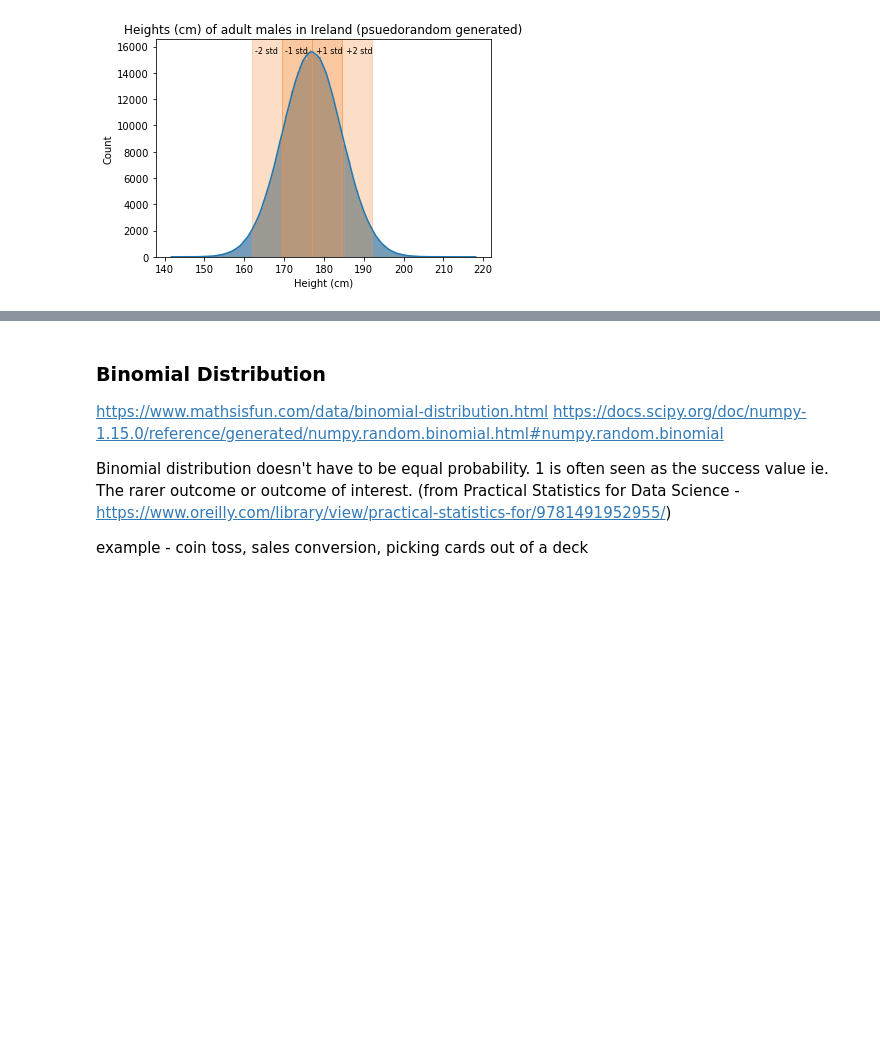
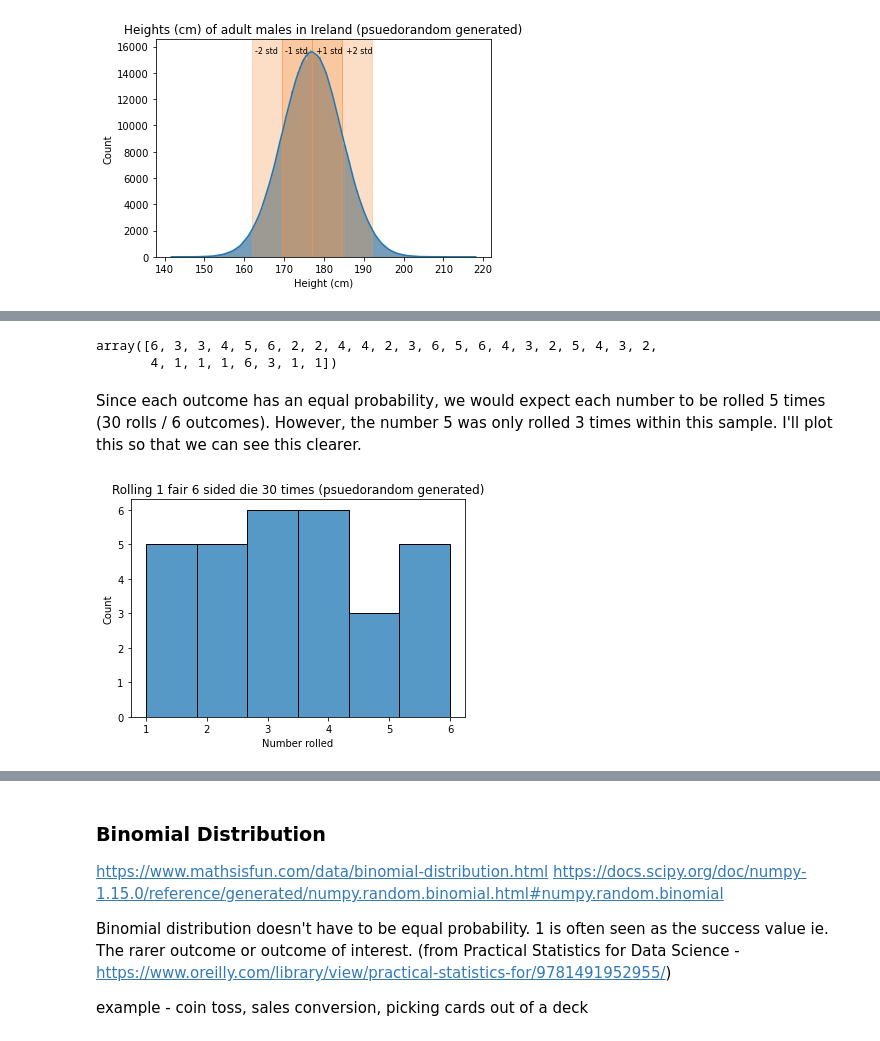
Before and after one commit to OtherBrian/pda-np.random, a Jupyter notebook: Numpy.Random.ipynb, the cells around one changed output, grey strips where cells are left out. Drawn from its saved outputs; the diff is of its cells as text; code cells hidden in the pictures; blank space fills up the shorter version.

```diff
--- a/Numpy.Random.ipynb
+++ b/Numpy.Random.ipynb
@@ -673,0 +771,17 @@ Every possibility has the same probability. e.g. rolling a dice.
+# %%
+rng = np.random.default_rng(33)
+
+roll_30 = rng.integers(1, 7, 30)
+
+roll_30
+# %% [output]
+array([6, 3, 3, 4, 5, 6, 2, 2, 4, 4, 2, 3, 6, 5, 6, 4, 3, 2, 5, 4, 3, 2,
+       4, 1, 1, 1, 6, 3, 1, 1])
+# %% [markdown]
+Since each outcome has an equal probability, we would expect each number to be rolled 5 times (30 rolls / 6 outcomes). However, the number 5 was only rolled 3 times within this sample. I'll plot this so that we can see this clearer.
+# %%
+ax = sns.histplot(roll_30)
+ax.set(xlabel='Number rolled', ylabel='Count')
+ax.set_title("Rolling 1 fair 6 sided die 30 times (psuedorandom generated)");
+# %% [output]
+[figure, added]
```
Also changed, not shown: parts of 29 cells of this notebook.
